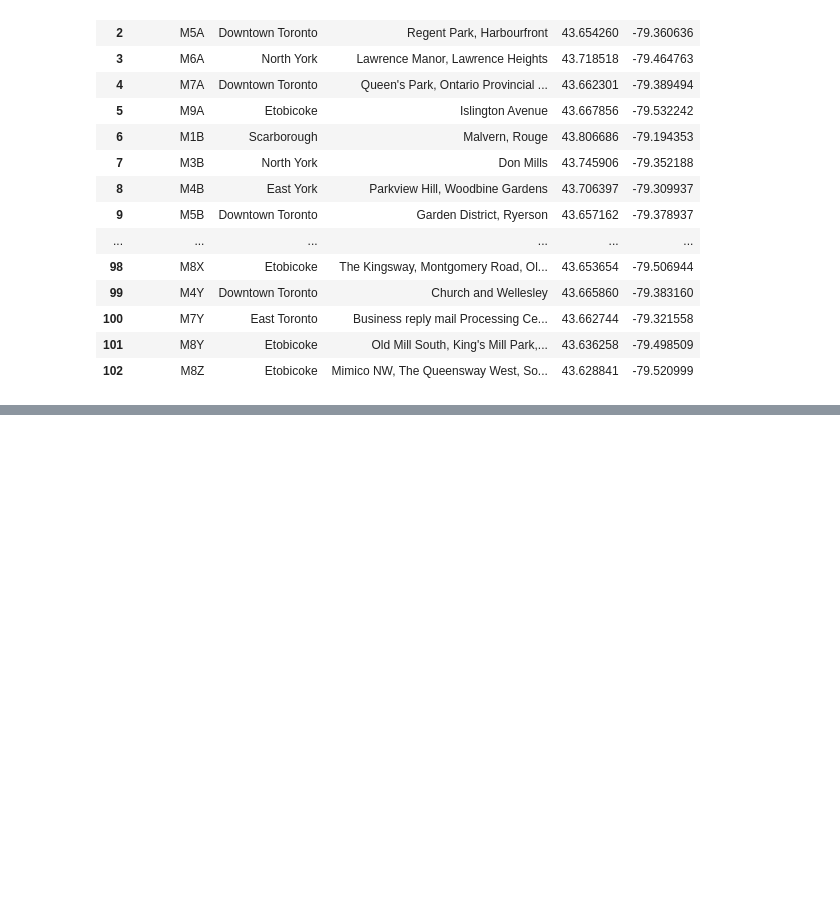
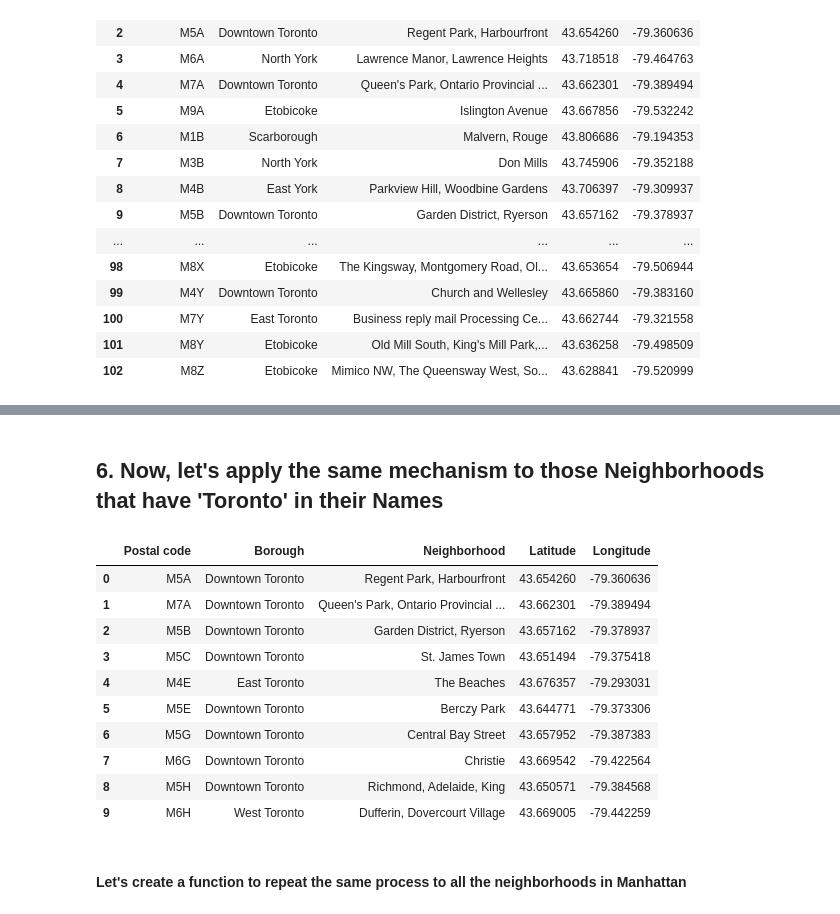
Before and after one commit to Manik-Kapil/Coursera_Capstone, a Jupyter notebook: Segmenting and Clustering Neighborhoods in Toronto.ipynb, the cells around one changed output, grey strips where cells are left out. Cells and saved outputs as stored; diff of their text form; code cells hidden in the pictures; blank space fills up the shorter version.

```diff
--- a/Segmenting and Clustering Neighborhoods in Toronto.ipynb
+++ b/Segmenting and Clustering Neighborhoods in Toronto.ipynb
@@ -93,0 +303,21 @@ merged_df
+# %% [markdown]
+## 6. Now, let's apply the same mechanism to those Neighborhoods that have 'Toronto' in their Names
+# %%
+toronto_df = merged_df[merged_df['Borough'].str.contains('Toronto')]
+toronto_df.set_index('Postal code', inplace = True)
+toronto_df.reset_index(inplace = True)
+toronto_df.head(10)
+# %% [output]
+|  | Postal code | Borough | Neighborhood | Latitude | Longitude |
+| 0 | M5A | Downtown Toronto | Regent Park, Harbourfront | 43.654260 | -79.360636 |
+| 1 | M7A | Downtown Toronto | Queen's Park, Ontario Provincial ... | 43.662301 | -79.389494 |
+| 2 | M5B | Downtown Toronto | Garden District, Ryerson | 43.657162 | -79.378937 |
+| 3 | M5C | Downtown Toronto | St. James Town | 43.651494 | -79.375418 |
+| 4 | M4E | East Toronto | The Beaches | 43.676357 | -79.293031 |
+| 5 | M5E | Downtown Toronto | Berczy Park | 43.644771 | -79.373306 |
+| 6 | M5G | Downtown Toronto | Central Bay Street | 43.657952 | -79.387383 |
+| 7 | M6G | Downtown Toronto | Christie | 43.669542 | -79.422564 |
+| 8 | M5H | Downtown Toronto | Richmond, Adelaide, King | 43.650571 | -79.384568 |
+| 9 | M6H | West Toronto | Dufferin, Dovercourt Village | 43.669005 | -79.442259 |
+# %% [markdown]
+#### Let's create a function to repeat the same process to all the neighborhoods in Manhattan
```
Also changed, not shown: parts of 41 cells of this notebook.
